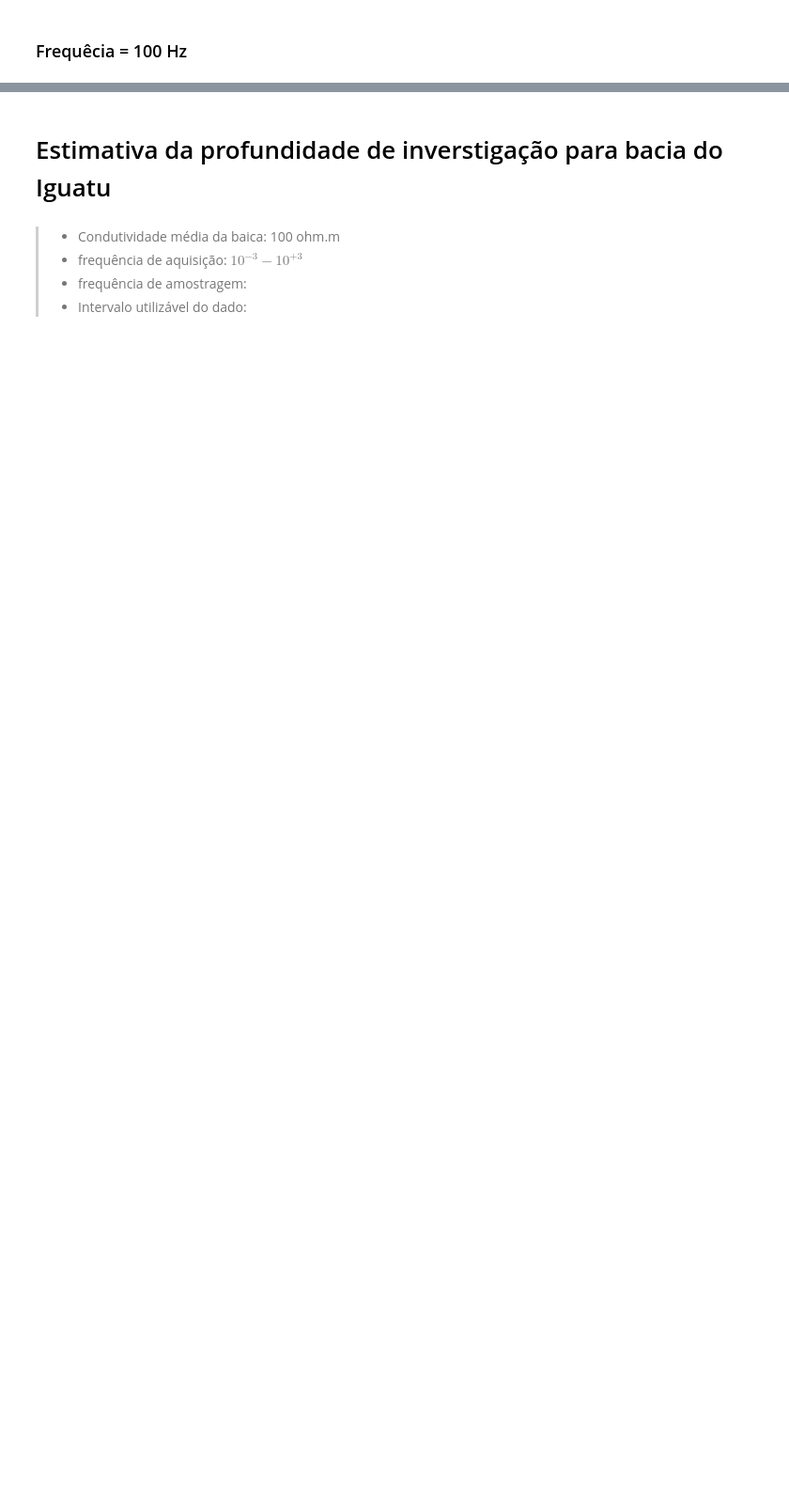
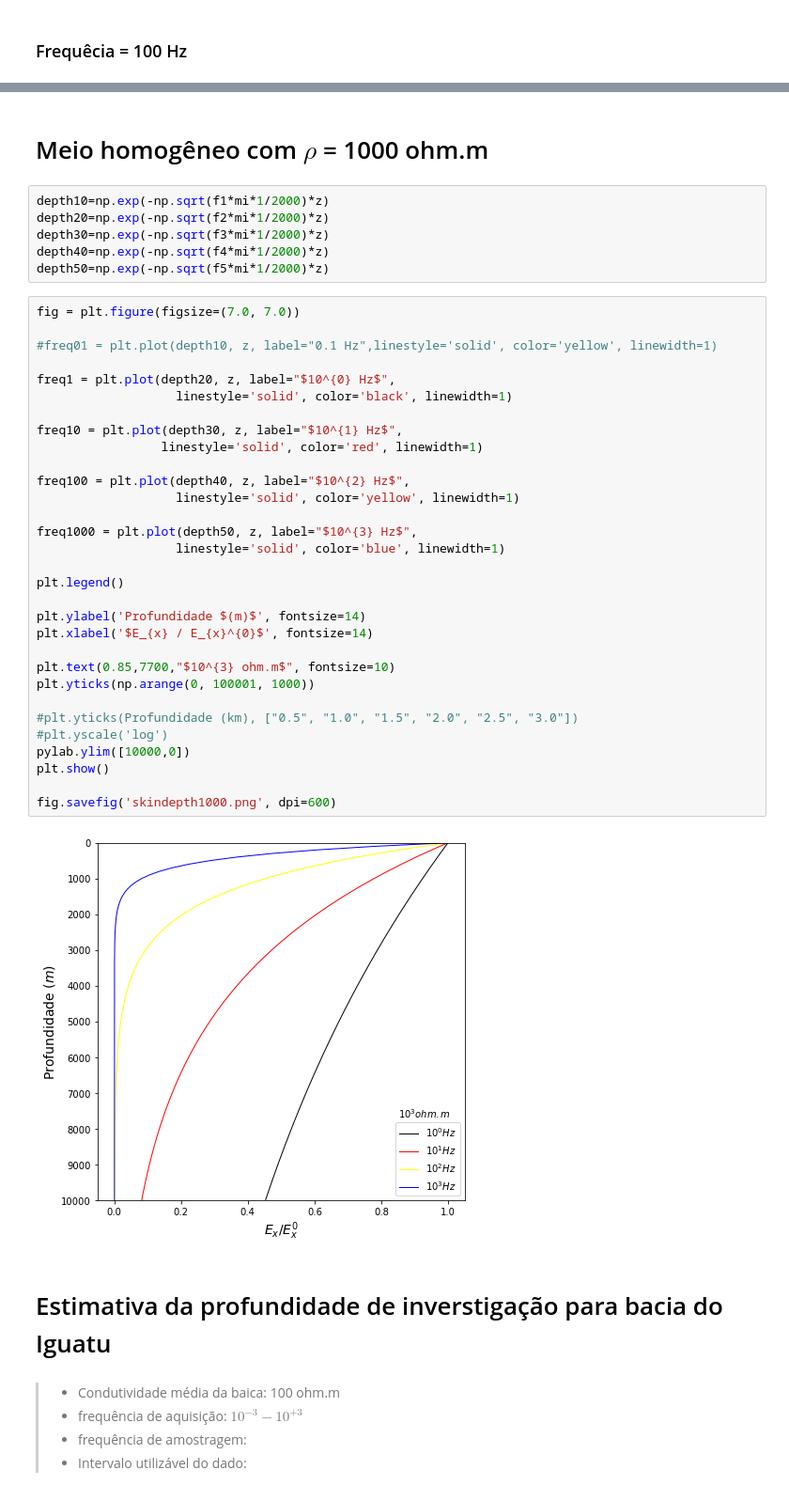
Before and after one commit to arturbenevides/MSc_Geophysics, a Jupyter notebook: Notebooks/Skin Depth.ipynb, the cells around one changed output, grey strips where cells are left out. Shown at 94% size. Cells and saved outputs as stored; diff of their text form; blank space fills up the shorter version.

```diff
--- a/Notebooks/Skin Depth.ipynb
+++ b/Notebooks/Skin Depth.ipynb
@@ -147,3 +172,44 @@ fig.savefig('skindepth_!.png', dpi=600)
+# %% [markdown]
+# Meio homogêneo com $\rho$ = 1000 ohm.m
+# %%
+depth10=np.exp(-np.sqrt(f1*mi*1/2000)*z)
+depth20=np.exp(-np.sqrt(f2*mi*1/2000)*z)
+depth30=np.exp(-np.sqrt(f3*mi*1/2000)*z)
+depth40=np.exp(-np.sqrt(f4*mi*1/2000)*z)
+depth50=np.exp(-np.sqrt(f5*mi*1/2000)*z)
+# %%
+fig = plt.figure(figsize=(7.0, 7.0))
+
+#freq01 = plt.plot(depth10, z, label="0.1 Hz",linestyle='solid', color='yellow', linewidth=1)
+
+freq1 = plt.plot(depth20, z, label="$10^{0} Hz$",
+                   linestyle='solid', color='black', linewidth=1)
+
+freq10 = plt.plot(depth30, z, label="$10^{1} Hz$",
+                 linestyle='solid', color='red', linewidth=1)
+
+freq100 = plt.plot(depth40, z, label="$10^{2} Hz$",
+                   linestyle='solid', color='yellow', linewidth=1)
+
+freq1000 = plt.plot(depth50, z, label="$10^{3} Hz$",
+                   linestyle='solid', color='blue', linewidth=1)
+
+plt.legend()
+
+plt.ylabel('Profundidade $(m)$', fontsize=14)
+plt.xlabel('$E_{x} / E_{x}^{0}$', fontsize=14)
+
+plt.text(0.85,7700,"$10^{3} ohm.m$", fontsize=10)
+plt.yticks(np.arange(0, 100001, 1000))
+
+#plt.yticks(Profundidade (km), ["0.5", "1.0", "1.5", "2.0", "2.5", "3.0"])
+#plt.yscale('log')
+pylab.ylim([10000,0])
+plt.show()
+
+fig.savefig('skindepth1000.png', dpi=600)
+# %% [output]
+[figure, added]
 # %% [markdown]
 # Estimativa da profundidade de inverstigação para bacia do Iguatu
 # %% [markdown]
```
Also changed, not shown: parts of 20 cells of this notebook.
